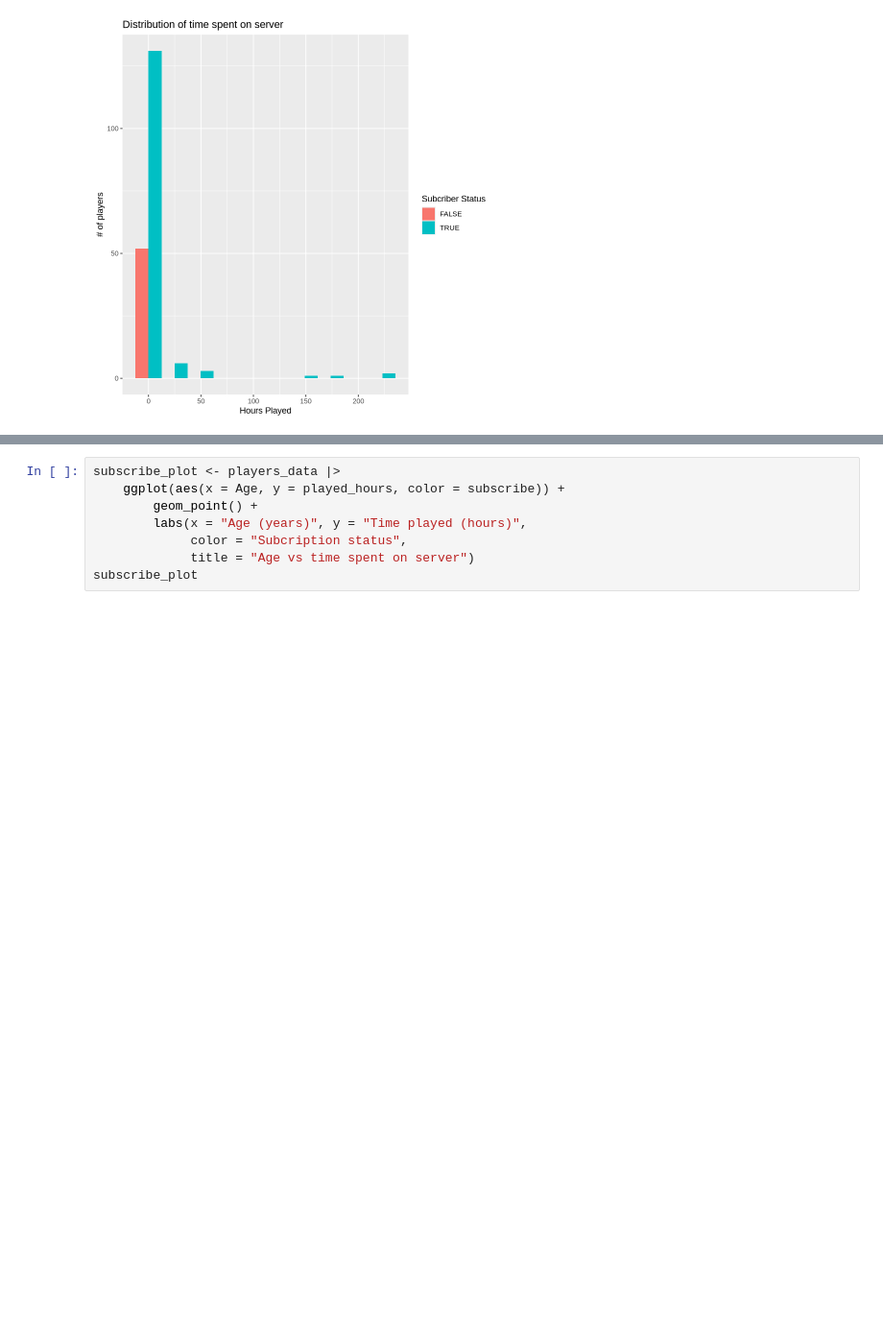
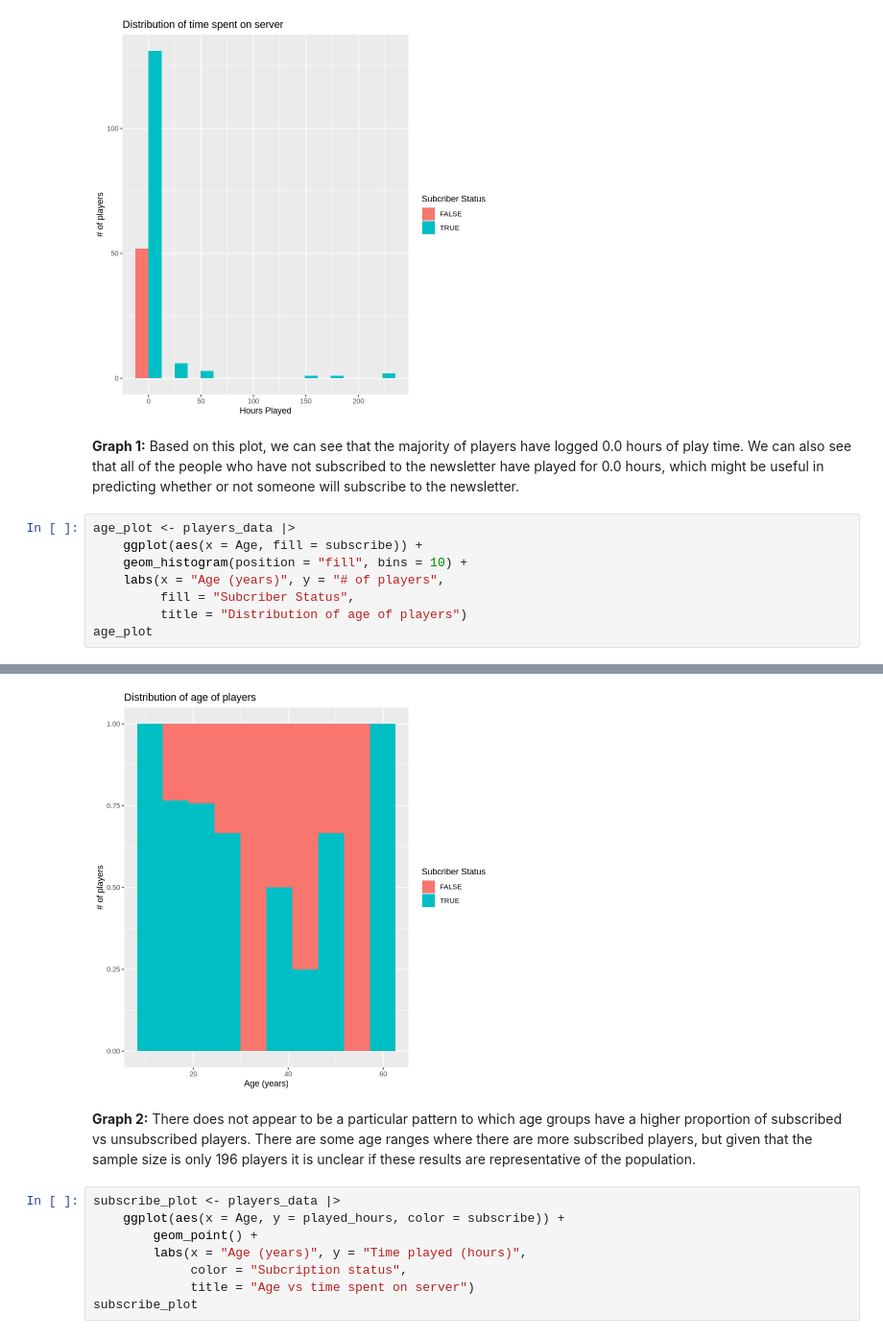
Before and after one commit to ellakiciman/dsci100_project_individual, a Jupyter notebook: project_individual.ipynb, the cells around one changed output, grey strips where cells are left out. Shown: that part at 96% size. Cells and saved outputs as stored; diff of their text form; blank space fills up the shorter version.

Commit message:
finished questions and data visualization section

```diff
--- a/project_individual.ipynb
+++ b/project_individual.ipynb
@@ -239,3 +220,14 @@ time_played_plot <- players_data |>
 time_played_plot
 # %% [output]
 [figure]
+# %% [markdown]
+**Graph 1:** Based on this plot, we can see that the majority of players have logged 0.0 hours of play time. We can also see that all of the people who have not subscribed to the newsletter have played for 0.0 hours, which might be useful in predicting whether or not someone will subscribe to the newsletter.
+# %%
+age_plot <- players_data |>
+    ggplot(aes(x = Age, fill = subscribe)) +
+    geom_histogram(position = "fill", bins = 10) +
+    labs(x = "Age (years)", y = "# of players",
+         fill = "Subcriber Status",
+         title = "Distribution of age of players")
+age_plot
+# %% [output]
@@ -242,3 +236,6 @@ time_played_plot
+[figure, added]
+# %% [markdown]
+**Graph 2:** There does not appear to be a particular pattern to which age groups have a higher proportion of subscribed vs unsubscribed players. There are some age ranges where there are more subscribed players, but given that the sample size is only 196 players it is unclear if these results are representative of the population.
 # %%
 subscribe_plot <- players_data |>
     ggplot(aes(x = Age, y = played_hours, color = subscribe)) +
```
Also changed, not shown: parts of 6 cells of this notebook.
